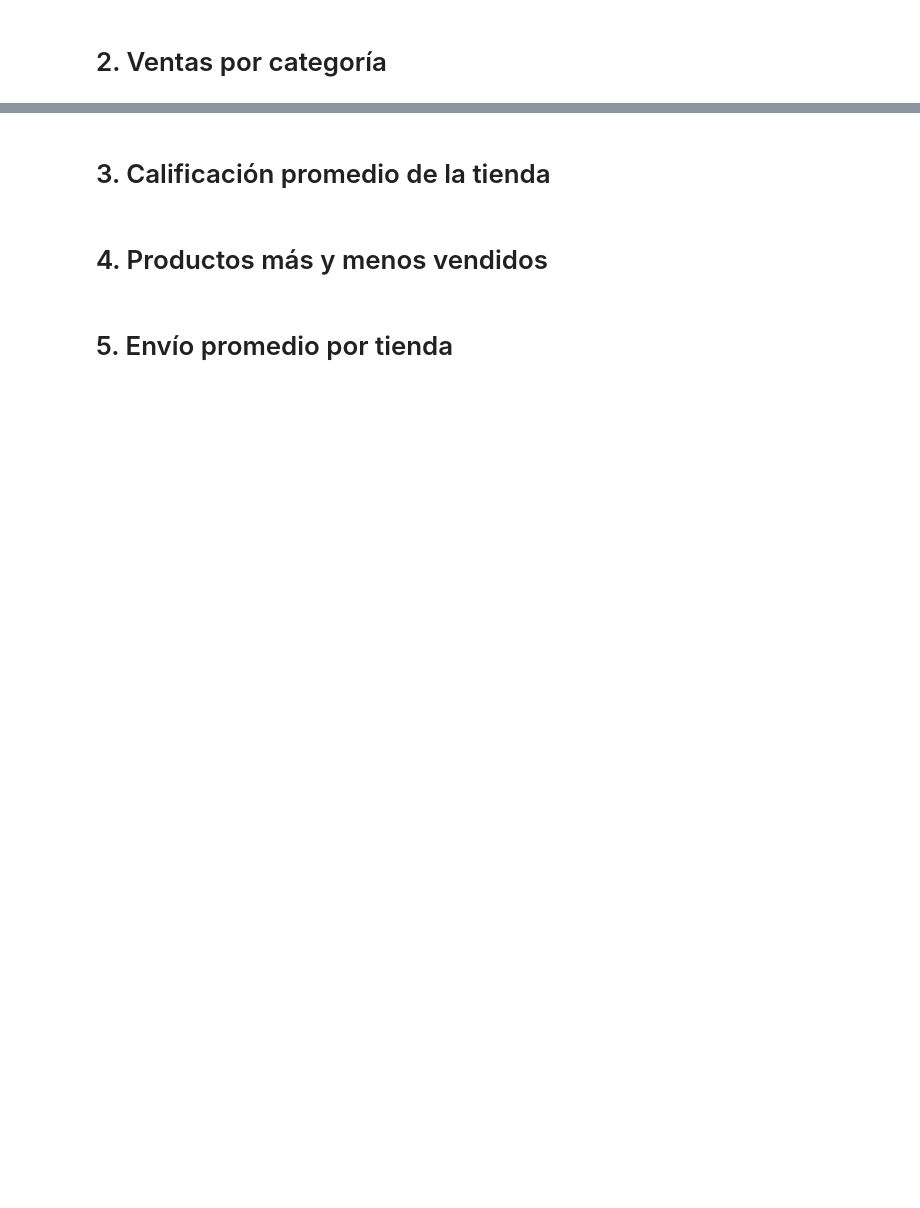
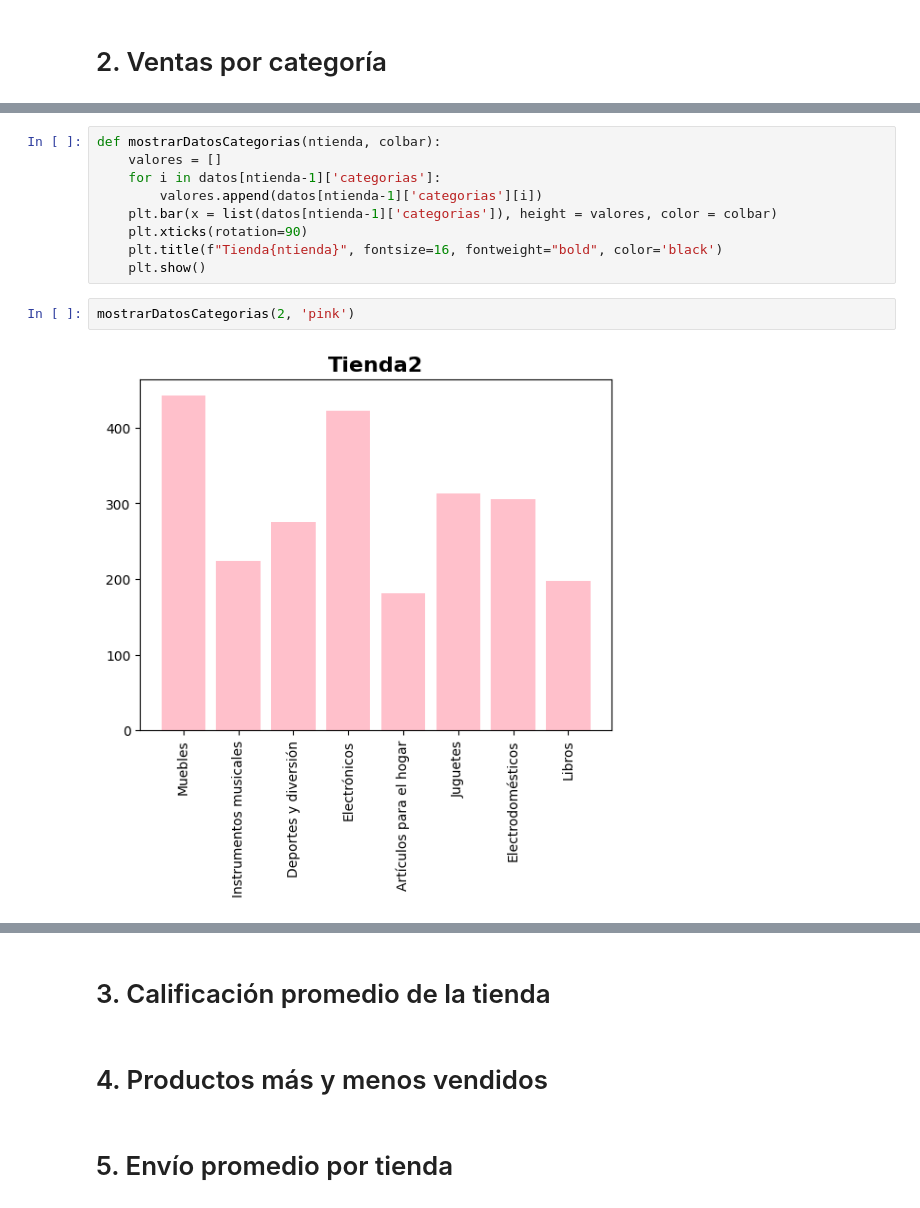
Before and after one commit to aylenfv/DS---Sr.-Juan, a Jupyter notebook: AluraStoreLatam.ipynb, the cells around one changed output, grey strips where cells are left out. Cells and saved outputs as stored; diff of their text form; blank space fills up the shorter version.

```diff
--- a/AluraStoreLatam.ipynb
+++ b/AluraStoreLatam.ipynb
@@ -62,0 +112,13 @@ plt.show()
+# %%
+def mostrarDatosCategorias(ntienda, colbar):
+    valores = []
+    for i in datos[ntienda-1]['categorias']:
+        valores.append(datos[ntienda-1]['categorias'][i])
+    plt.bar(x = list(datos[ntienda-1]['categorias']), height = valores, color = colbar)
+    plt.xticks(rotation=90)
+    plt.title(f"Tienda{ntienda}", fontsize=16, fontweight="bold", color='black')
+    plt.show()
+# %%
+mostrarDatosCategorias(2, 'pink')
+# %% [output]
+[figure, added]
```
Also changed, not shown: parts of 6 cells of this notebook.
